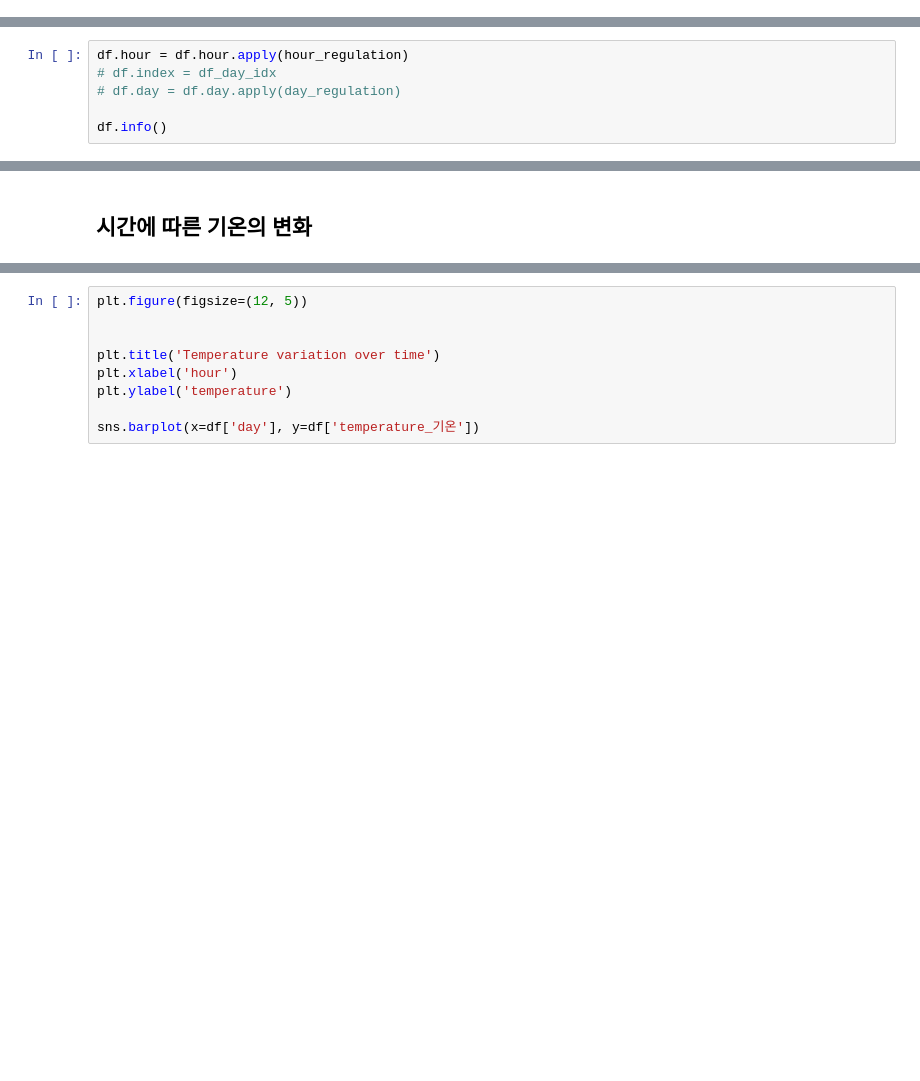
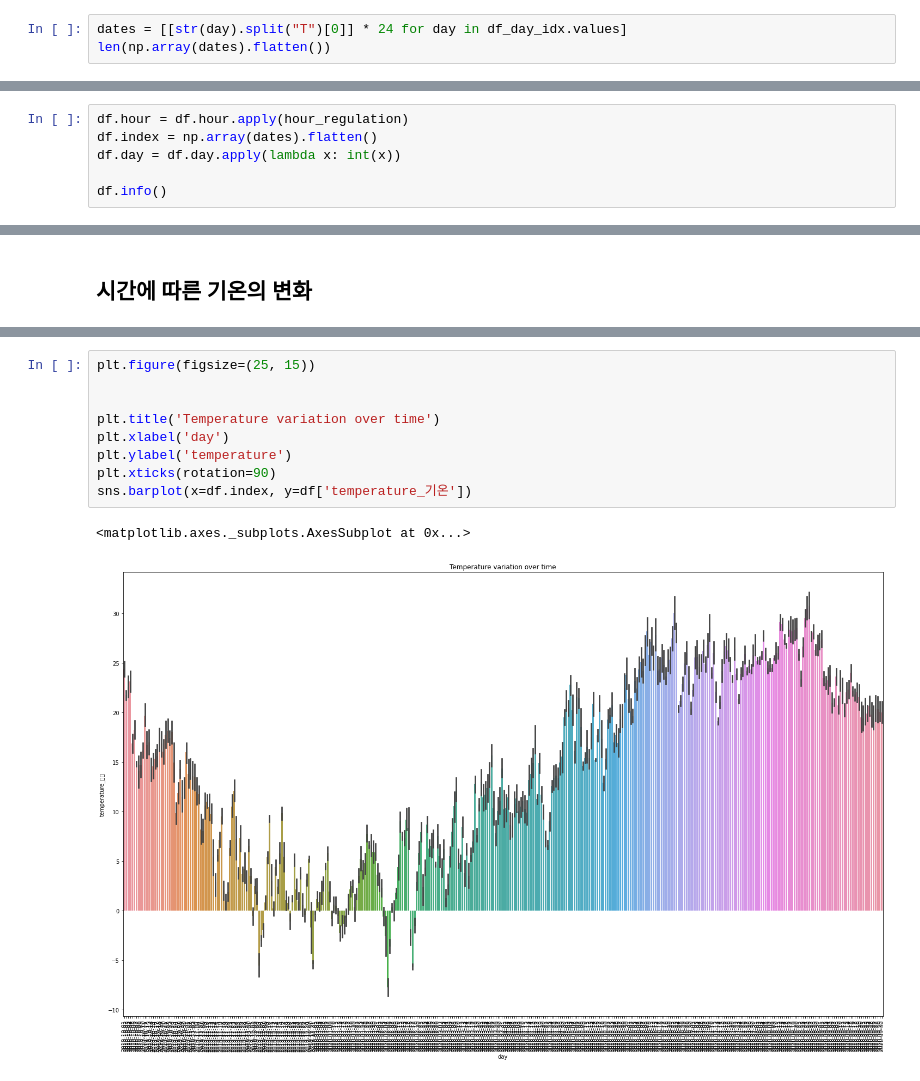
Before and after one commit to wiv33/A-Learning-python, a Jupyter notebook: machine-learning/_000_hello_machine/_000_basic/_003_tensorflow_cuk_edu/_002_2_ml/_002_weather_analysis.ipynb, the cells around one changed output, grey strips where cells are left out. Saved outputs shown, nothing was run; the diff lists cells and outputs as text; blank space fills up the shorter version.

```diff
--- a/machine-learning/_000_hello_machine/_000_basic/_003_tensorflow_cuk_edu/_002_2_ml/_002_weather_analysis.ipynb
+++ b/machine-learning/_000_hello_machine/_000_basic/_003_tensorflow_cuk_edu/_002_2_ml/_002_weather_analysis.ipynb
@@ -191,0 +176,3 @@ def day_regulation(day):
+# %%
+dates = [[str(day).split("T")[0]] * 24 for day in df_day_idx.values]
+len(np.array(dates).flatten())
@@ -192,7 +181,7 @@ def day_regulation(day):
 # %%
 df.hour = df.hour.apply(hour_regulation)
-# df.index = df_day_idx
-# df.day = df.day.apply(day_regulation)
+df.index = np.array(dates).flatten()
+df.day = df.day.apply(lambda x: int(x))
 
 df.info()
 # %% [output]
@@ -266,12 +314,15 @@ df.tail()
 # %%
-plt.figure(figsize=(12, 5))
+plt.figure(figsize=(25, 15))
 
 
 plt.title('Temperature variation over time')
-plt.xlabel('hour')
+plt.xlabel('day')
 plt.ylabel('temperature')
-
-sns.barplot(x=df['day'], y=df['temperature_기온'])
+plt.xticks(rotation=90)
+sns.barplot(x=df.index, y=df['temperature_기온'])
+# %% [output]
+<matplotlib.axes._subplots.AxesSubplot at 0x...>
+[figure, added]
 # %%
 sns.distplot(df['temperature_기온'],
              hist=True,
```
Also changed, not shown: parts of 16 cells of this notebook.
